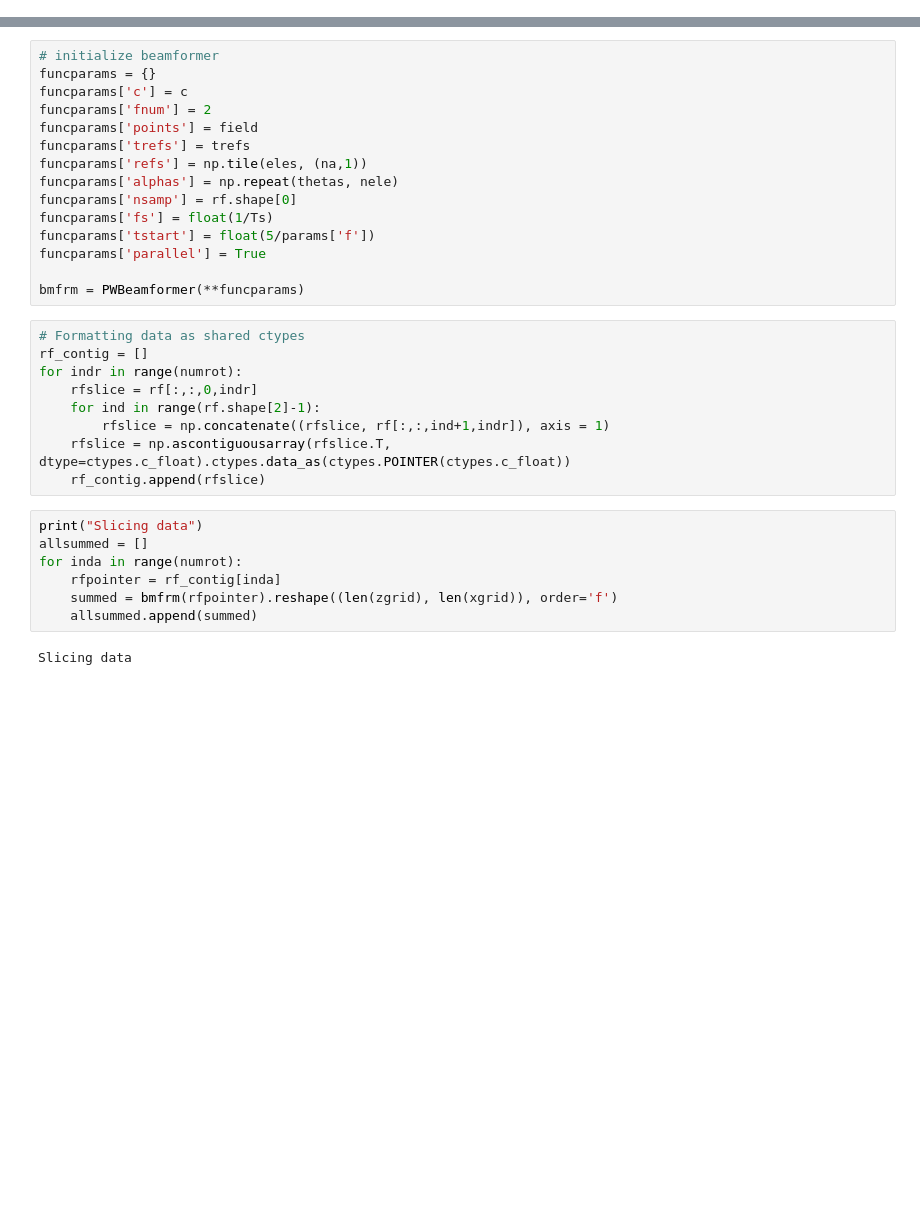
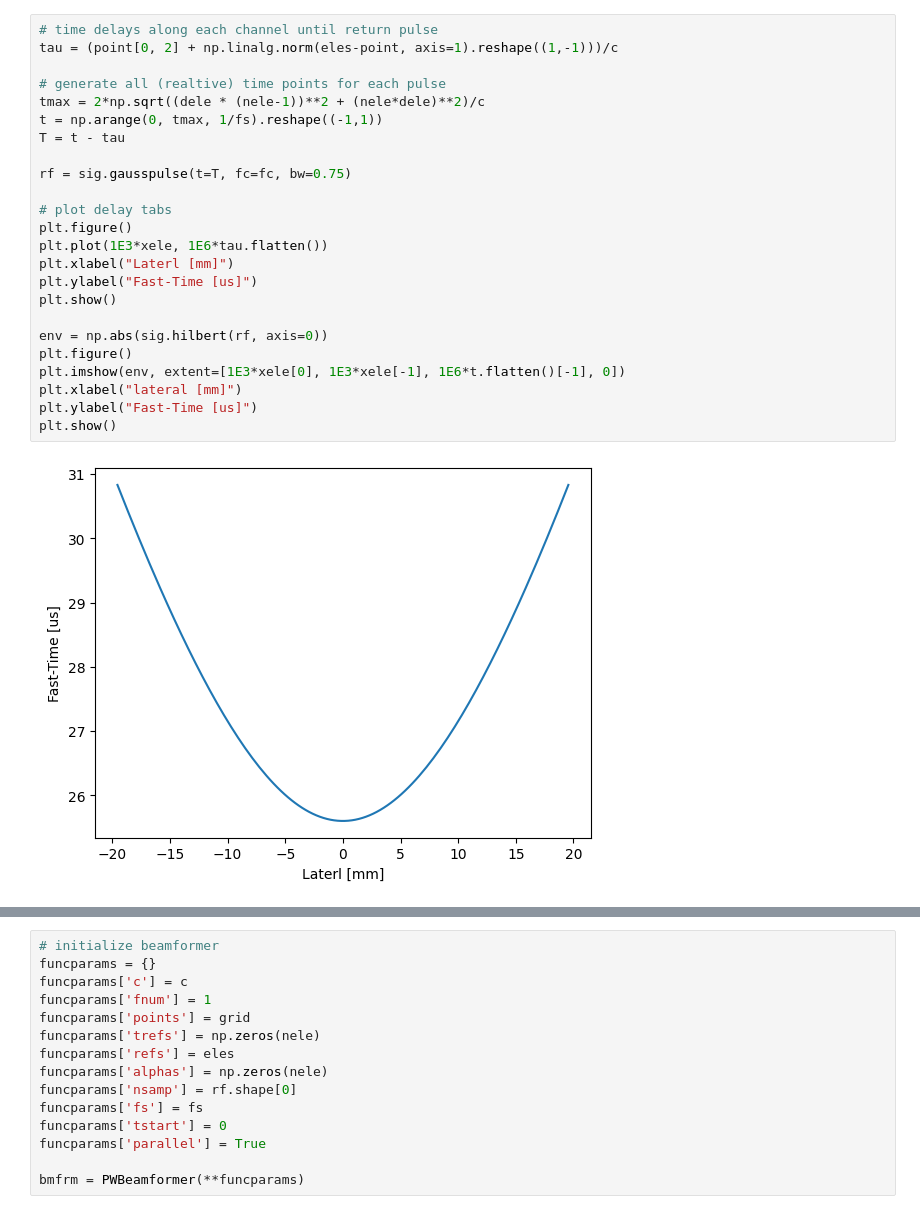
Before and after one commit to wewightman/pycbf, a Jupyter notebook: examples/test_notebook.ipynb, the cells around one changed output, grey strips where cells are left out. Drawn from its saved outputs; the diff is of its cells as text; blank space fills up the shorter version.

```diff
--- a/examples/test_notebook.ipynb
+++ b/examples/test_notebook.ipynb
@@ -95,0 +39,26 @@ Applying TGC
+# %%
+# time delays along each channel until return pulse
+tau = (point[0, 2] + np.linalg.norm(eles-point, axis=1).reshape((1,-1)))/c
+
+# generate all (realtive) time points for each pulse
+tmax = 2*np.sqrt((dele * (nele-1))**2 + (nele*dele)**2)/c
+t = np.arange(0, tmax, 1/fs).reshape((-1,1))
+T = t - tau
+
+rf = sig.gausspulse(t=T, fc=fc, bw=0.75)
+
+# plot delay tabs
+plt.figure()
+plt.plot(1E3*xele, 1E6*tau.flatten())
+plt.xlabel("Laterl [mm]")
+plt.ylabel("Fast-Time [us]")
+plt.show()
+
+env = np.abs(sig.hilbert(rf, axis=0))
+plt.figure()
+plt.imshow(env, extent=[1E3*xele[0], 1E3*xele[-1], 1E6*t.flatten()[-1], 0])
+plt.xlabel("lateral [mm]")
+plt.ylabel("Fast-Time [us]")
+plt.show()
+# %% [output]
+[figure, added]
@@ -97,32 +67,14 @@ Applying TGC
 # initialize beamformer
 funcparams = {}
 funcparams['c'] = c
-funcparams['fnum'] = 2
-funcparams['points'] = field
-funcparams['trefs'] = trefs
-funcparams['refs'] = np.tile(eles, (na,1))
-funcparams['alphas'] = np.repeat(thetas, nele)
+funcparams['fnum'] = 1
+funcparams['points'] = grid
+funcparams['trefs'] = np.zeros(nele)
+funcparams['refs'] = eles
+funcparams['alphas'] = np.zeros(nele)
 funcparams['nsamp'] = rf.shape[0]
-funcparams['fs'] = float(1/Ts)
-funcparams['tstart'] = float(5/params['f'])
+funcparams['fs'] = fs
+funcparams['tstart'] = 0
 funcparams['parallel'] = True
 
 bmfrm = PWBeamformer(**funcparams)
-# %%
-# Formatting data as shared ctypes
-rf_contig = []
-for indr in range(numrot):
-    rfslice = rf[:,:,0,indr]
-    for ind in range(rf.shape[2]-1):
-        rfslice = np.concatenate((rfslice, rf[:,:,ind+1,indr]), axis = 1)
-    rfslice = np.ascontiguousarray(rfslice.T, dtype=ctypes.c_float).ctypes.data_as(ctypes.POINTER(ctypes.c_float))
-    rf_contig.append(rfslice)
-# %%
-print("Slicing data")
-allsummed = []
-for inda in range(numrot):
-    rfpointer = rf_contig[inda]
-    summed = bmfrm(rfpointer).reshape((len(zgrid), len(xgrid)), order='f')
-    allsummed.append(summed)
-# %% [output]
-Slicing data
```
Also changed, not shown: parts of 9 cells of this notebook.
